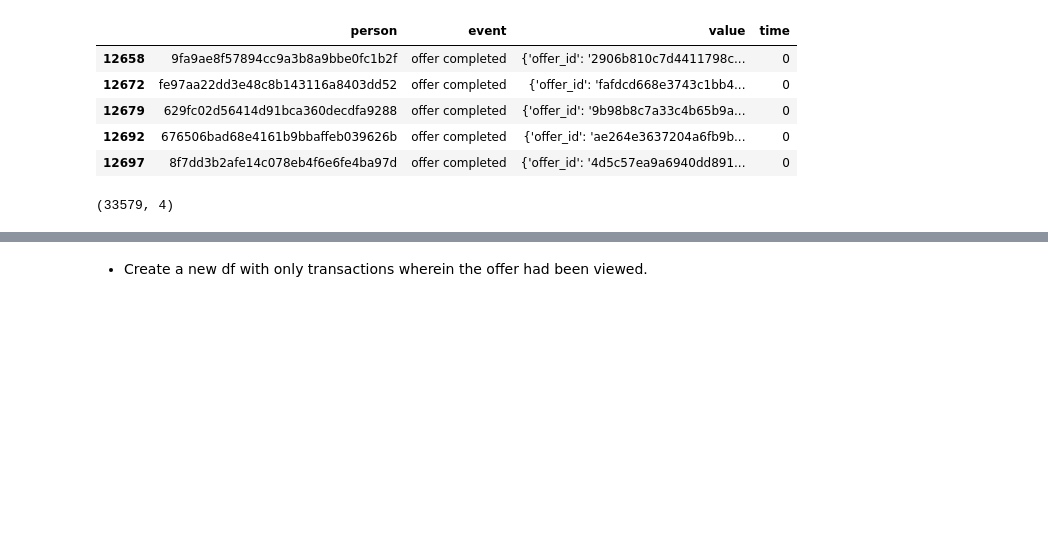
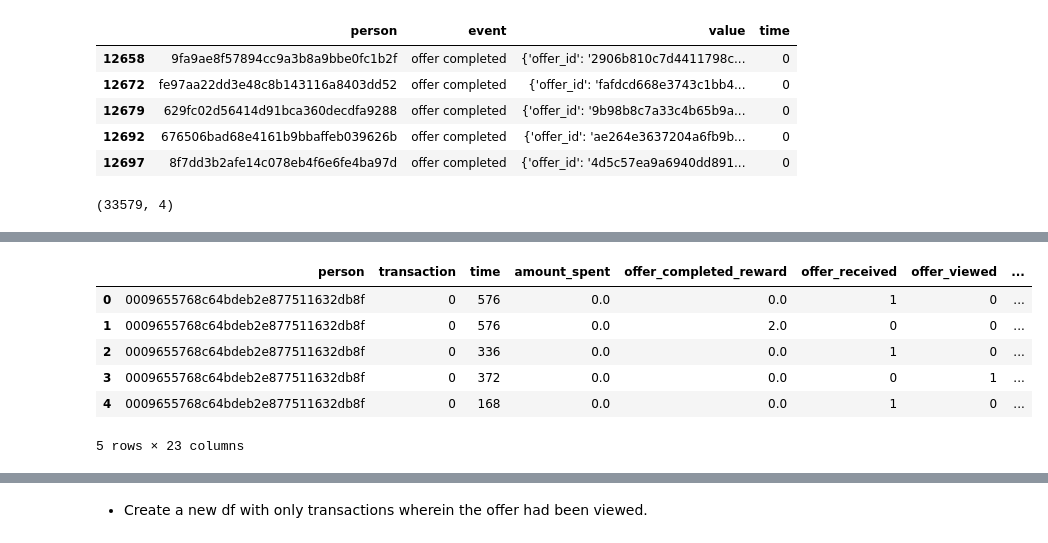
Before and after one commit to ShantiRoseCodes/aws_mle_capstone_project, a Jupyter notebook: Starbucks Capstone Initial Exploration & ETL.ipynb, the cells around one changed output, grey strips where cells are left out. Cells and saved outputs as stored; diff of their text form; code cells hidden in the pictures; blank space fills up the shorter version.

```diff
--- a/Starbucks Capstone Initial Exploration & ETL.ipynb
+++ b/Starbucks Capstone Initial Exploration & ETL.ipynb
@@ -833,0 +682,6 @@ offer_df.head()
+# %%
+complete_df = complete_df.drop('id', axis = 1)
+# %%
+complete_df = complete_df.drop('offer_id', axis = 1)
+# %%
+complete_df['amount_spent'] = complete_df['amount_spent'].fillna(0)
@@ -833,0 +690,10 @@ offer_df.head()
+# %%
+complete_df.head()
+# %% [output]
+|  | person | transaction | time | amount_spent | offer_completed_reward | offer_received | offer_viewed | ... |
+| 0 | 0009655768c64bdeb2e877511632db8f | 0 | 576 | 0.0 | 0.0 | 1 | 0 | ... |
+| 1 | 0009655768c64bdeb2e877511632db8f | 0 | 576 | 0.0 | 2.0 | 0 | 0 | ... |
+| 2 | 0009655768c64bdeb2e877511632db8f | 0 | 336 | 0.0 | 0.0 | 1 | 0 | ... |
+| 3 | 0009655768c64bdeb2e877511632db8f | 0 | 372 | 0.0 | 0.0 | 0 | 1 | ... |
+| 4 | 0009655768c64bdeb2e877511632db8f | 0 | 168 | 0.0 | 0.0 | 1 | 0 | ... |
+5 rows × 23 columns
```
Also changed, not shown: parts of 71 cells of this notebook, 1 other file.
